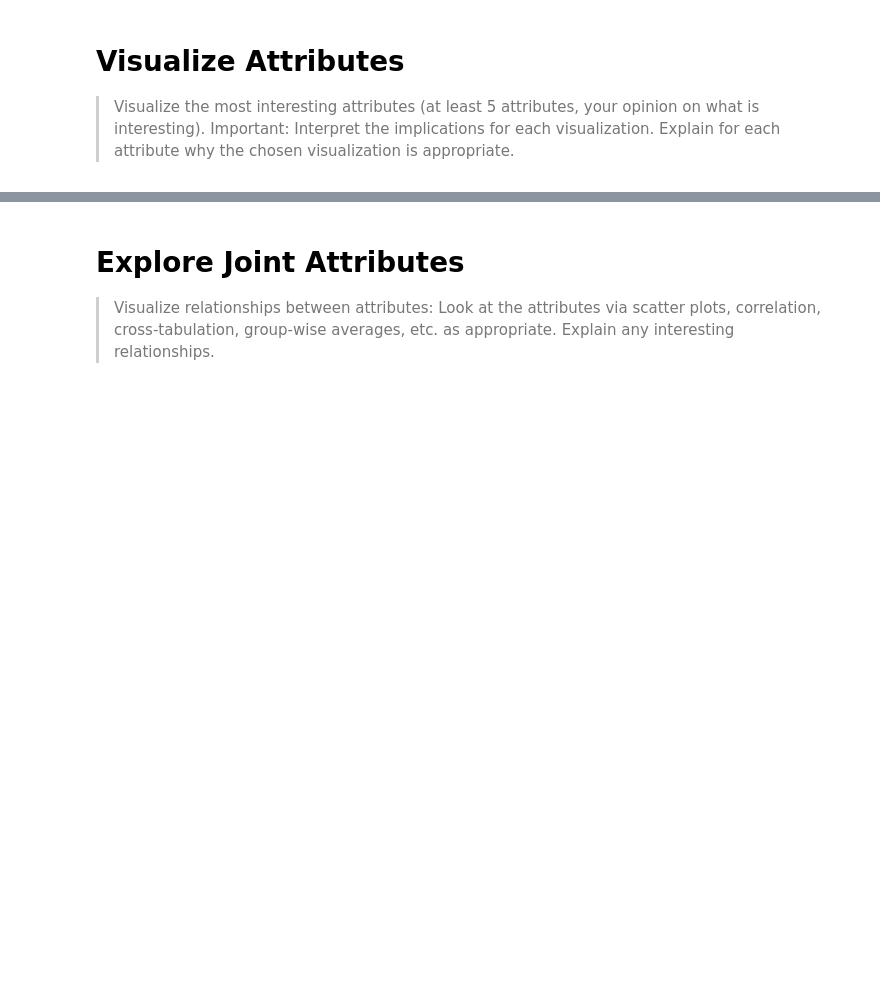
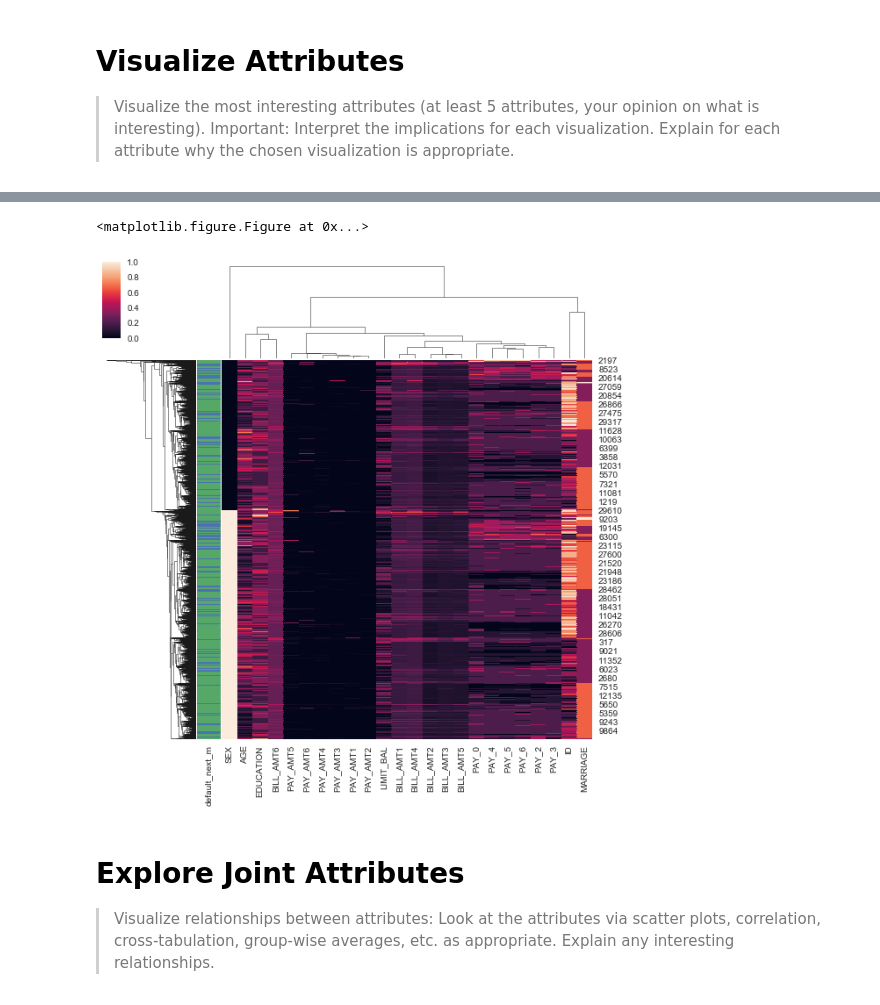
Before and after one commit to msds7331/credit-default, a Jupyter notebook: notebooks/1.0-jbs-credit-default.ipynb, the cells around one changed output, grey strips where cells are left out. Drawn from its saved outputs; the diff is of its cells as text; code cells hidden in the pictures; blank space fills up the shorter version.

```diff
--- a/notebooks/1.0-jbs-credit-default.ipynb
+++ b/notebooks/1.0-jbs-credit-default.ipynb
@@ -82,3 +120,18 @@
+# %%
+# Cluster Heat Map
+# Source:
+# http://seaborn.pydata.org/generated/seaborn.clustermap.html
+plt.figure()
+sns.set(color_codes=True)
+y_defaults = credit.pop("default_next_m")
+lut = dict(zip(y_defaults.unique(), "bg"))
+row_colors = y_defaults.map(lut)
+g = sns.clustermap(credit, row_colors=row_colors, standard_scale=1)
+g.savefig('/Users/Jostein/Grad School/SMU/7331/project1/credit-default/'
+                + '/plots/cluster_heatmap')
+# %% [output]
+<matplotlib.figure.Figure at 0x...>
+[figure, added]
 # %% [markdown]
 # <a name="Explore-Joint-Attributes"></a>Explore Joint Attributes
 >	Visualize relationships between attributes: Look at the attributes via scatter plots, correlation, cross-tabulation, group-wise averages, etc. as appropriate. Explain any interesting relationships.
```
Also changed, not shown: parts of 2 cells of this notebook, 2 other files.
